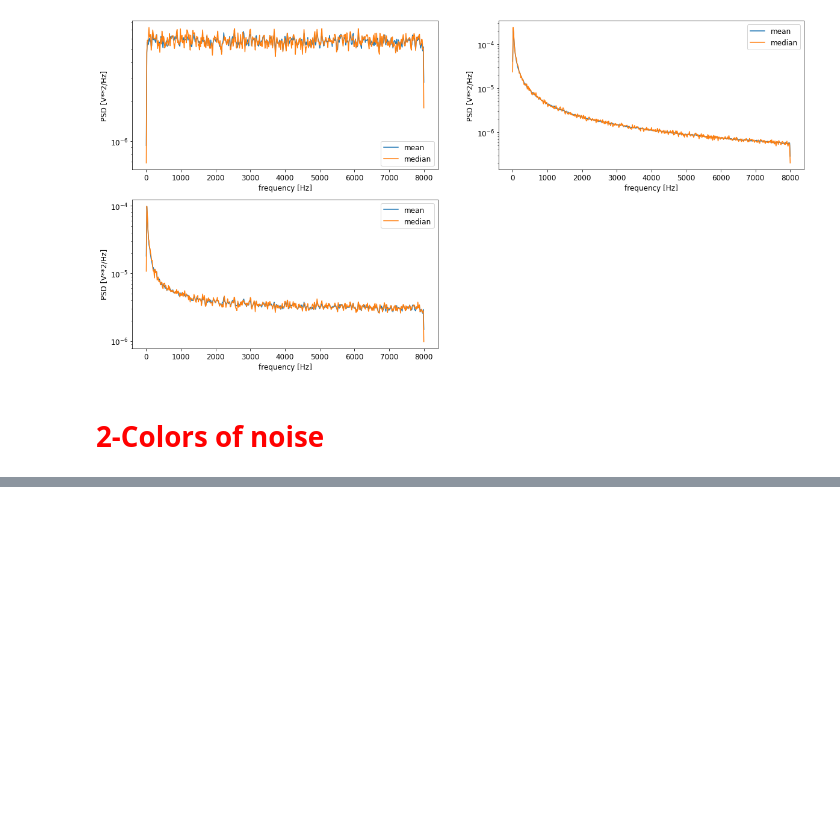
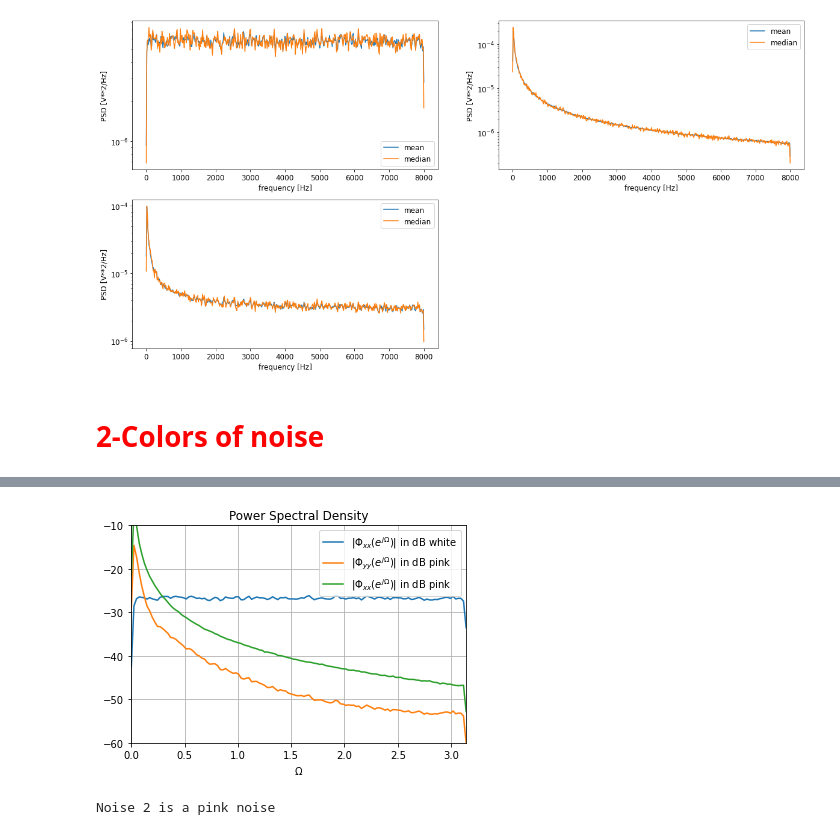
Before and after one commit to damounayman/signal_processing, a Jupyter notebook: lab3_ noise spectrum density.ipynb, the cells around one changed output, grey strips where cells are left out. Saved outputs shown, nothing was run; the diff lists cells and outputs as text; code cells hidden in the pictures; blank space fills up the shorter version.

```diff
--- a/lab3_ noise spectrum density.ipynb
+++ b/lab3_ noise spectrum density.ipynb
@@ -316,0 +341,39 @@ plt.show()
+# %%
+
+import numpy as np
+import matplotlib.pyplot as plt
+import scipy.signal as sig
+%matplotlib inline
+
+
+x = samples[0]
+z = samples[1]
+
+# filter white noise to yield pink noise
+# see http://www.firstpr.com.au/dsp/pink-noise/#Filtering
+a = np.poly([0.99572754, 0.94790649, 0.53567505])  # denominator coefficients
+b = np.poly([0.98443604, 0.83392334, 0.07568359])  # numerator coefficients
+y = 1/3 * sig.lfilter(b, a, x)
+# estimate PSDs using Welch's technique
+f, Pxx = sig.csd(x, x, nperseg=256)
+f, Pyy = sig.csd(y, y, nperseg=256)
+f, P = sig.csd(z, z, nperseg=256)
+# PSDs
+Om = f * 2 * np.pi
+plt.plot(Om, 20*np.log10(np.abs(.5*Pxx)),
+         label=r'$| \Phi_{xx}(e^{j \Omega}) |$ in dB white')
+plt.plot(Om, 20*np.log10(np.abs(.5*Pyy)),
+         label=r'$| \Phi_{yy}(e^{j \Omega}) |$ in dB pink')
+plt.plot(Om, 20*np.log10(np.abs(.5*P)),
+         label=r'$| \Phi_{xx}(e^{j \Omega}) |$ in dB pink')
+plt.title('Power Spectral Density')
+plt.xlabel(r'$\Omega$')
+plt.legend()
+plt.axis([0, np.pi, -60, -10])
+plt.grid()
+# %% [output]
+[figure, added]
+# %%
+print("Noise 2 is a pink noise")
+# %% [output]
+Noise 2 is a pink noise
```
Also changed, not shown: parts of 3 cells of this notebook, 1 other file.
